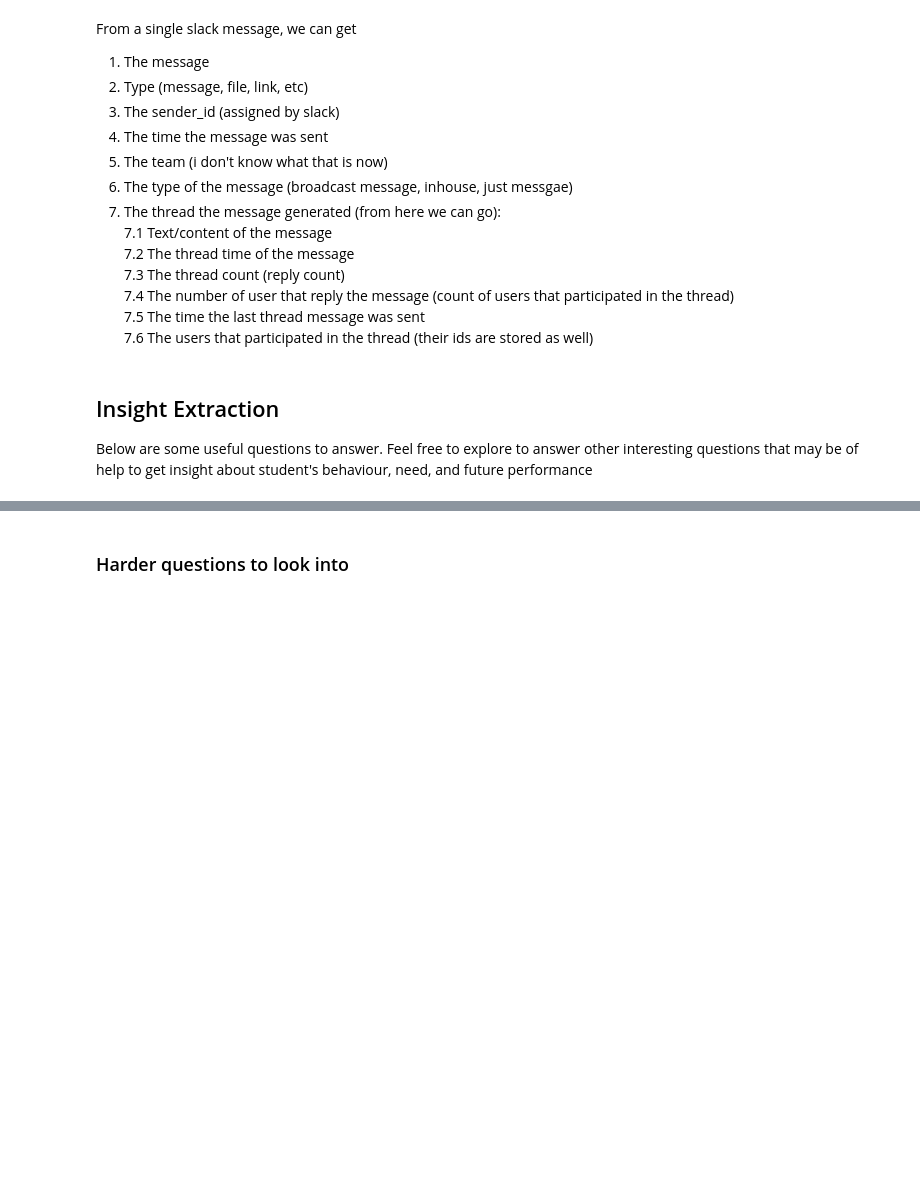
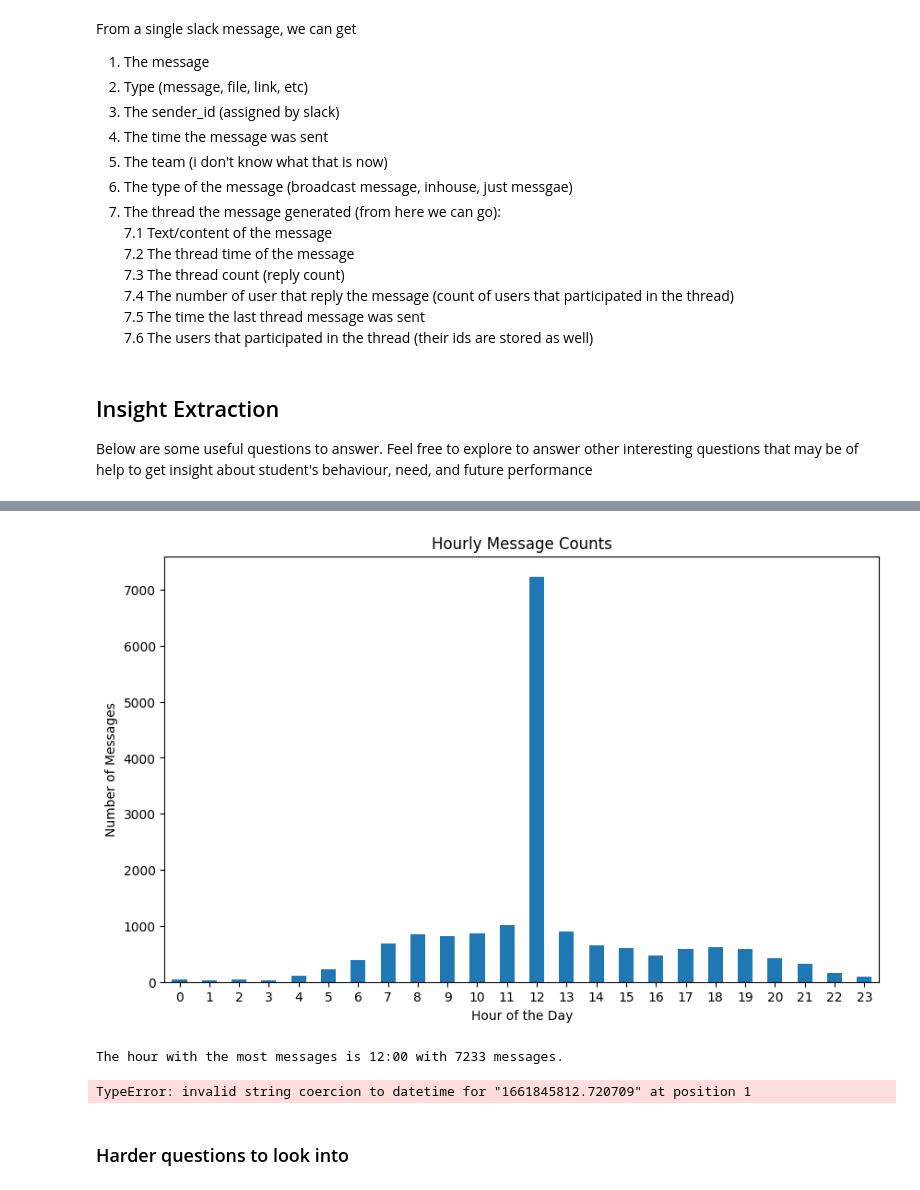
Before and after one commit to biniyam69/tenx-tasks, a Jupyter notebook: notebooks/parse_slack_data.ipynb, the cells around one changed output, grey strips where cells are left out. Drawn from its saved outputs; the diff is of its cells as text; code cells hidden in the pictures; blank space fills up the shorter version.

```diff
--- a/notebooks/parse_slack_data.ipynb
+++ b/notebooks/parse_slack_data.ipynb
@@ -284,3 +288,55 @@ Below are some useful questions to answer. Feel free to explore to answer other
+# %%
+# Convert 'msg_sent_time' column to datetime format
+parsed_data['msg_sent_time'] = pd.to_datetime(parsed_data['msg_sent_time'], unit='s')
+
+# Extract hour from message timestamps
+parsed_data['hour_sent'] = parsed_data['msg_sent_time'].dt.hour
+
+# Group messages by hour and count the number of messages in each hour
+hourly_message_count = parsed_data.groupby('hour_sent').size()
+
+# Find the hour with the maximum number of messages
+hour_peak = hourly_message_count.idxmax()
+max_messages = hourly_message_count.max()
+
+# Visualize hourly message counts
+hourly_message_count.plot(kind='bar', figsize=(10, 6))
+plt.title('Hourly Message Counts')
+plt.xlabel('Hour of the Day')
+plt.ylabel('Number of Messages')
+plt.xticks(rotation=0)
+plt.show()
+
+print(f"The hour with the most messages is {hour_peak}:00 with {max_messages} messages.")
+# %% [output]
+[figure, added]
+The hour with the most messages is 12:00 with 7233 messages.
+# %%
+# what kind of messages are replied faster than others?
+parsed_data['msg_sent_time'] = pd.to_datetime(parsed_data['msg_sent_time'])
+parsed_data['time_thread_start'] = pd.to_datetime(parsed_data['time_thread_start'])
+
+parsed_data['response_time'] = parsed_data['time_thread_start'] - parsed_data['msg_sent_time']
+
+# Group messages by their types and calculate the average response time for each type
+average_response_time_by_type = parsed_data.groupby('msg_type')['response_time'].mean()
+
+# Sort average response times in ascending order
+sorted_response_times = average_response_time_by_type.sort_values()
+
+# Display the average response times for each message type
+print("Average response times for each message type:")
+print(sorted_response_times)
+
+# Visualize the average response times
+sorted_response_times.plot(kind='bar', figsize=(10, 6))
+plt.title('Average Response Time by Message Type')
+plt.xlabel('Message Type')
+plt.ylabel('Average Response Time')
+plt.xticks(rotation=45)
+plt.show()
+# %% [output]
+TypeError: invalid string coercion to datetime for "1661845812.720709" at position 1
 # %%
 # Relationship between # of messages and # of reactions
 # %%
```
Also changed, not shown: parts of 9 cells of this notebook, 1 other file.
